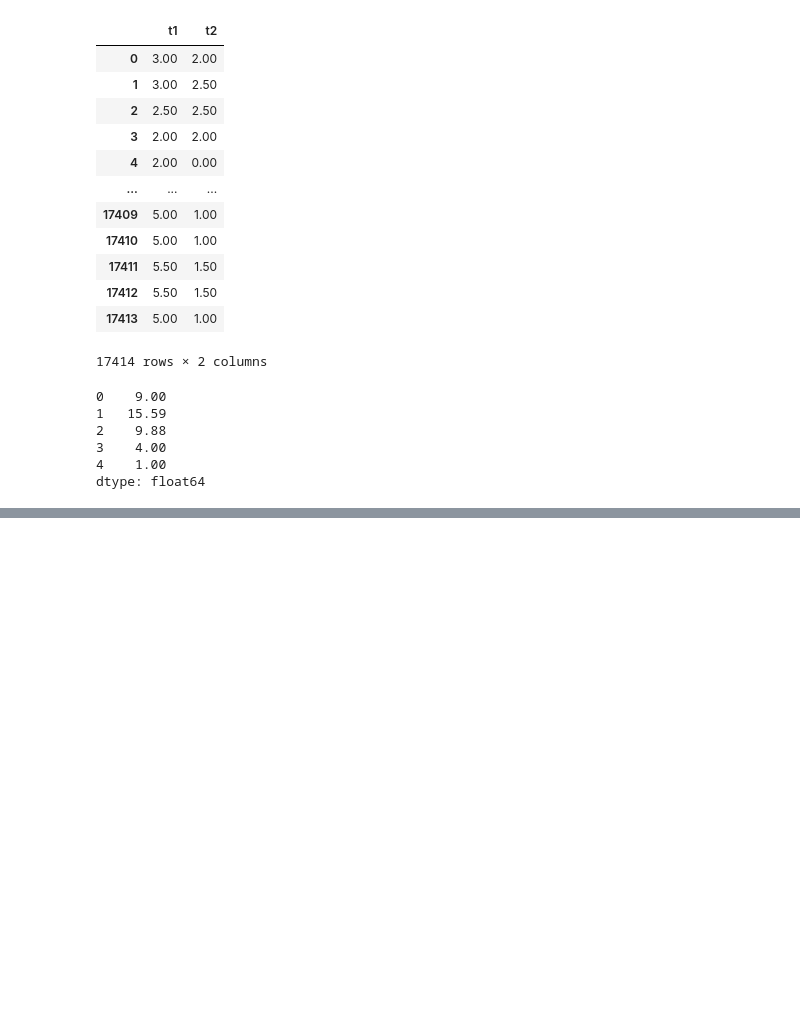
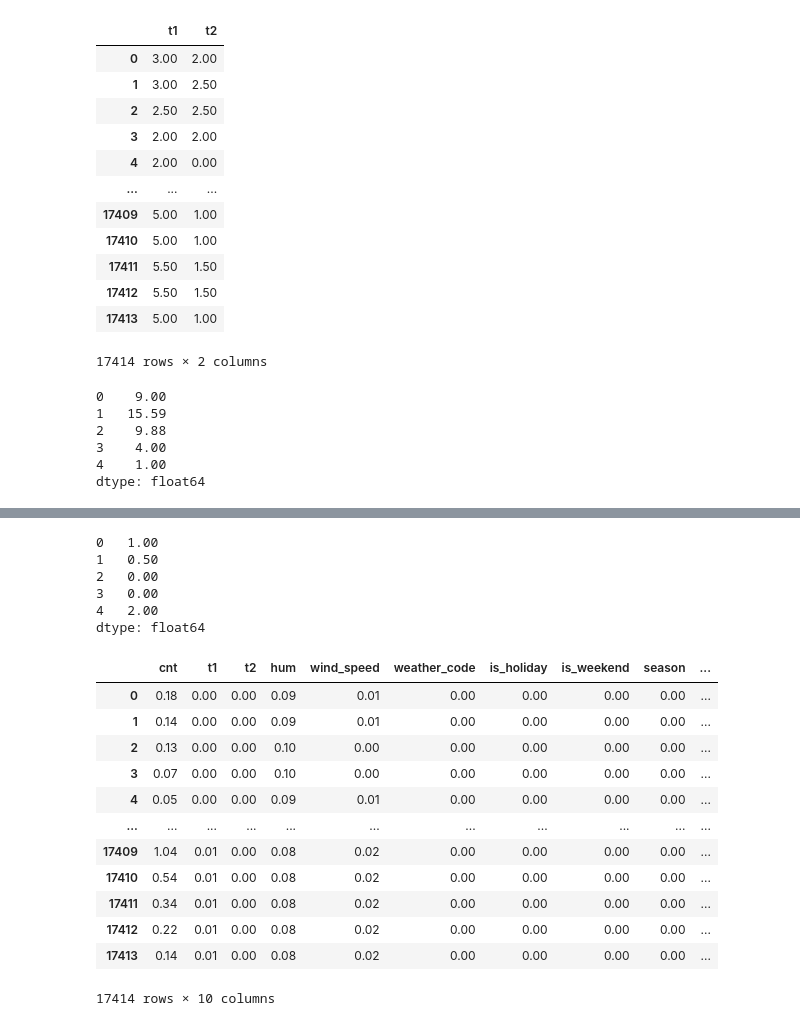
Before and after one commit to FernandoCallasaca/data_science_projects, a Jupyter notebook: 5_maths.ipynb, the cells around one changed output, grey strips where cells are left out. Saved outputs shown, nothing was run; the diff lists cells and outputs as text; code cells hidden in the pictures; blank space fills up the shorter version.

```diff
--- a/5_maths.ipynb
+++ b/5_maths.ipynb
@@ -427,0 +584,27 @@ dtype: float64
+# %%
+# por filas
+df.apply(lambda x: x['t1'] - x['t2'], axis = 1).head()
+# %% [output]
+0   1.00
+1   0.50
+2   0.00
+3   0.00
+4   2.00
+dtype: float64
+# %%
+# para aplicar a todo el data frame
+df.applymap(lambda x: x/1000)
+# %% [output]
+|  | cnt | t1 | t2 | hum | wind_speed | weather_code | is_holiday | is_weekend | season | ... |
+| 0 | 0.18 | 0.00 | 0.00 | 0.09 | 0.01 | 0.00 | 0.00 | 0.00 | 0.00 | ... |
+| 1 | 0.14 | 0.00 | 0.00 | 0.09 | 0.01 | 0.00 | 0.00 | 0.00 | 0.00 | ... |
+| 2 | 0.13 | 0.00 | 0.00 | 0.10 | 0.00 | 0.00 | 0.00 | 0.00 | 0.00 | ... |
+| 3 | 0.07 | 0.00 | 0.00 | 0.10 | 0.00 | 0.00 | 0.00 | 0.00 | 0.00 | ... |
+| 4 | 0.05 | 0.00 | 0.00 | 0.09 | 0.01 | 0.00 | 0.00 | 0.00 | 0.00 | ... |
+| ... | ... | ... | ... | ... | ... | ... | ... | ... | ... | ... |
+| 17409 | 1.04 | 0.01 | 0.00 | 0.08 | 0.02 | 0.00 | 0.00 | 0.00 | 0.00 | ... |
+| 17410 | 0.54 | 0.01 | 0.00 | 0.08 | 0.02 | 0.00 | 0.00 | 0.00 | 0.00 | ... |
+| 17411 | 0.34 | 0.01 | 0.00 | 0.08 | 0.02 | 0.00 | 0.00 | 0.00 | 0.00 | ... |
+| 17412 | 0.22 | 0.01 | 0.00 | 0.08 | 0.02 | 0.00 | 0.00 | 0.00 | 0.00 | ... |
+| 17413 | 0.14 | 0.01 | 0.00 | 0.08 | 0.02 | 0.00 | 0.00 | 0.00 | 0.00 | ... |
+17414 rows × 10 columns
```
Also changed, not shown: parts of 16 cells of this notebook.
